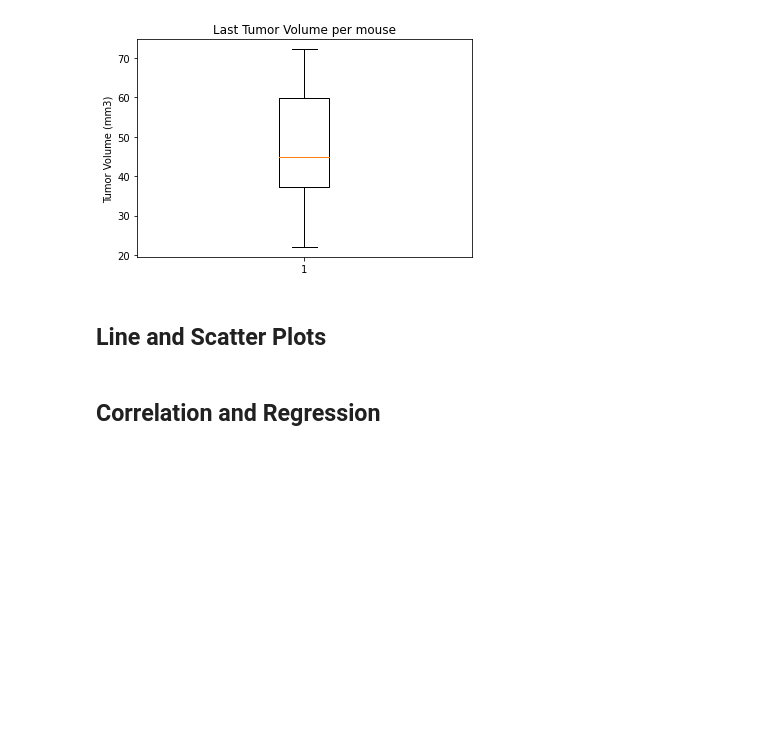
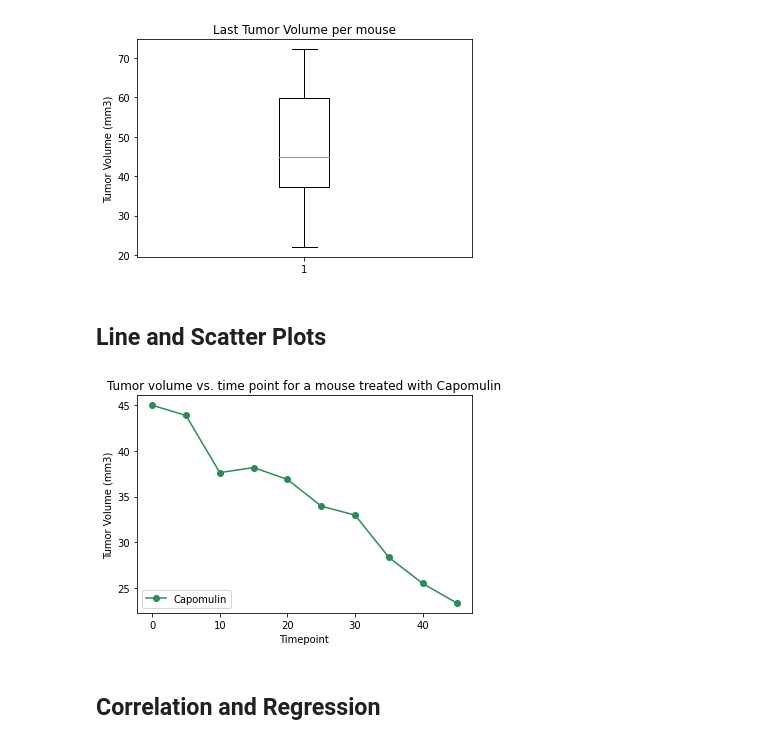
Before and after one commit to Sunny419-hub/Matplotlib-challenge, a Jupyter notebook: Pymaceuticals/pymaceuticals.ipynb, the cells around one changed output. Drawn from its saved outputs; the diff is of its cells as text; code cells hidden in the pictures; blank space fills up the shorter version.

```diff
--- a/Pymaceuticals/pymaceuticals.ipynb
+++ b/Pymaceuticals/pymaceuticals.ipynb
@@ -309,3 +291,25 @@ mouse_duplicate
+# %%
+# Generate a line plot of tumor volume vs. time point for a mouse treated with Capomulin
+mouse_capomulin = mice_results.loc[(
+    mice_results["Drug Regimen"] == "Capomulin") & (mice_results["Mouse ID"]=="s185")]
+mouse_capomulin
+
+tumor_volume_cap = mouse_capomulin["Tumor Volume (mm3)"].to_list()
+time_point_cap = mouse_capomulin["Timepoint"].to_list()
+
+# Set x axis and variables
+x_axis_data = time_point_cap
+x_axis_data
+
+plt.plot(x_axis_data, tumor_volume_cap,marker='o', color='seagreen', label="Capomulin")
+# Adds a legend and sets its location to the lower right
+plt.legend(loc="lower left")
+plt.title("Tumor volume vs. time point for a mouse treated with Capomulin")
+plt.ylabel("Tumor Volume (mm3)")
+plt.xlabel("Timepoint")
+plt.show()
+# %% [output]
+[figure, added]
 # %%
 # Generate a scatter plot of average tumor volume vs. mouse weight for the Capomulin regimen
 # %% [markdown]
```
Also changed, not shown: parts of 2 cells of this notebook.
